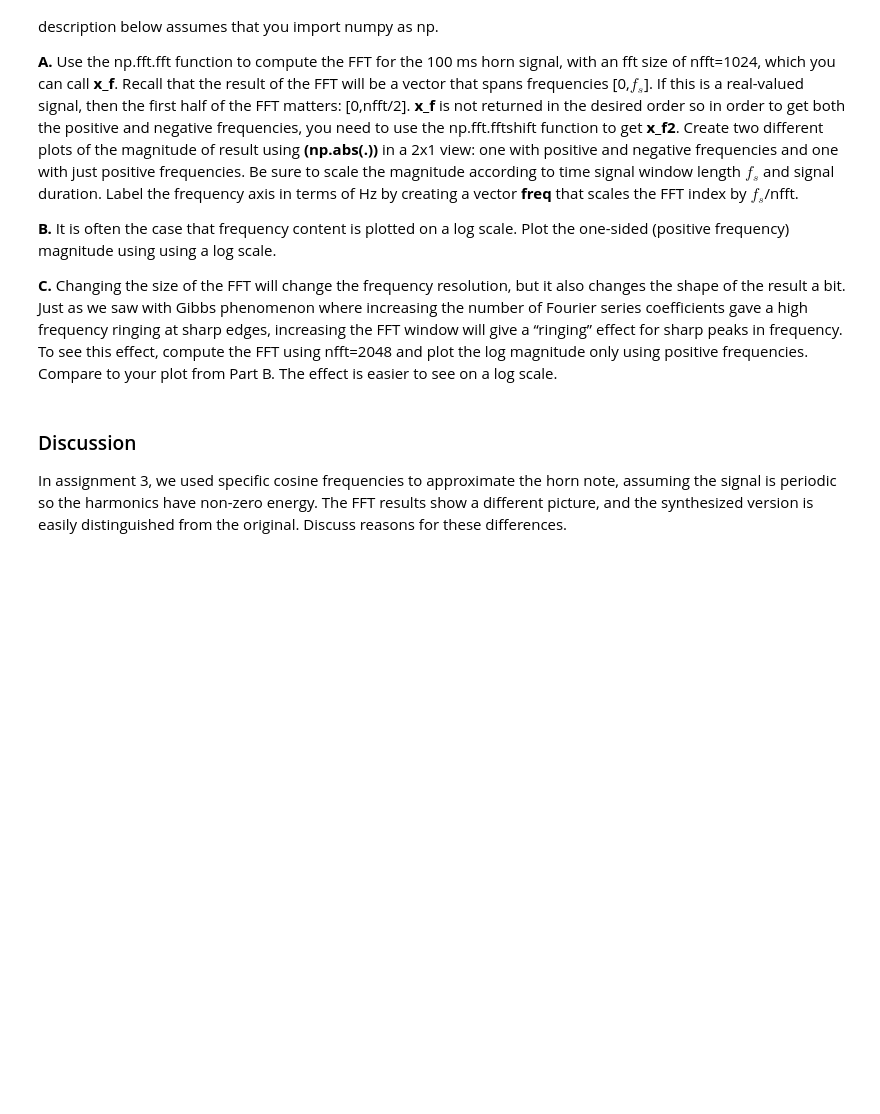
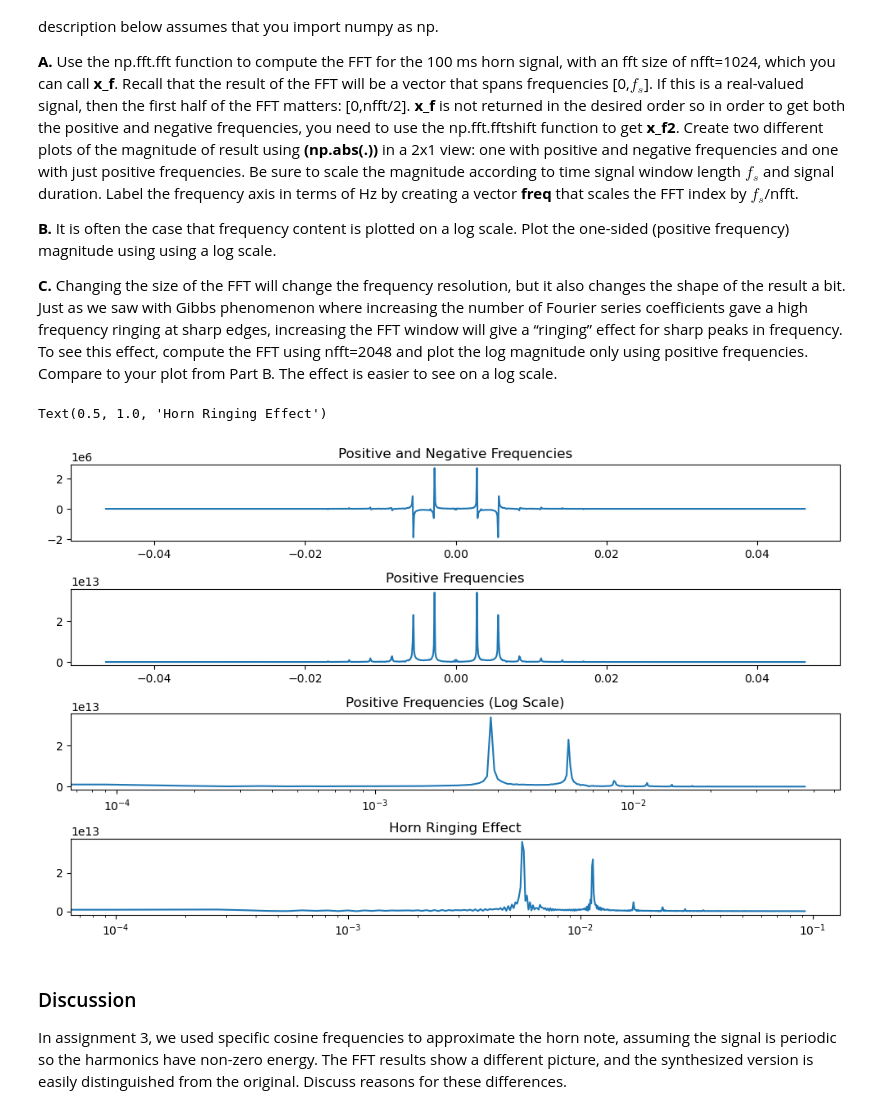
Before and after one commit to pie474/EE242Labs, a Jupyter notebook: 3b/EE242_Lab3b.ipynb, the cells around one changed output. Drawn from its saved outputs; the diff is of its cells as text; code cells hidden in the pictures; blank space fills up the shorter version.

```diff
--- a/3b/EE242_Lab3b.ipynb
+++ b/3b/EE242_Lab3b.ipynb
@@ -44,36 +44,54 @@ For this assignment, you will use a discrete Fourier transform (specifically, th
 # Plot and see the positive and negative frequencies (remember to scale the FFT index by fs/nfft and magnitude by fs*signal_duration)
     # Seperate out the positive part into another vector
     # Plot the seperated signal
 
 # read signal
 sampleRate, data = wav.read('./horn11short.wav')
 start_index = int(sampleRate * 0.2)
 end_index = int(sampleRate * 0.3)
 
 nfft = 1024
-x_f = np.fft.fft(data[start_index:end_index], 1024)
+x_f = np.fft.fft(data[start_index:end_index], nfft)
 x_f2 = np.fft.fftshift(x_f)
 
 freq = np.fft.fftshift(np.fft.fftfreq(len(x_f2), sampleRate / nfft))
 magnitude = np.abs(x_f2) * (sampleRate * (end_index - start_index))
 
 plt.figure(figsize=(10, 6))
 
-plt.subplot(2, 1, 1)
+plt.subplot(4, 1, 1)
 plt.plot(freq, x_f2)
 plt.title('Positive and Negative Frequencies')
 
-plt.subplot(2, 1, 2)
+plt.subplot(4, 1, 2)
 plt.plot(freq, magnitude)
 plt.title('Positive Frequencies')
 
 # Part B - Plot the FFT across frequency
 # Repeat the process for plotting the positive frequencies
 # Use the following to change your x-axis to logscale and plot in parallel ----- matplotlib.pyplot.xscale(value, **kwargs)
+plt.subplot(4, 1, 3)
+plt.plot(freq, magnitude)
+plt.title('Positive Frequencies (Log Scale)')
+plt.xscale('log')
+
+plt.tight_layout()
 
 # Part C - Horn Signal Ringing effect.
 # Do the same things as Part A but with nfft = 2048
 # Plot the the signal (positive frequencies only) and observe the additional ringing -- compare with Part B
+x_f3 = np.fft.fft(data[start_index:end_index], 2048)
+x_f3 = np.fft.fftshift(x_f3)
+freq3 = np.fft.fftshift(np.fft.fftfreq(len(x_f3), sampleRate / 2048))
+x_f3_magnitude = np.abs(x_f3) * (sampleRate * (end_index - start_index))
+
+plt.subplot(4, 1, 4)
+plt.plot(freq3, x_f3_magnitude)
+plt.xscale('log')
+plt.title('Horn Ringing Effect')
+# %% [output]
+Text(0.5, 1.0, 'Horn Ringing Effect')
+[figure, added]
 # %% [markdown]
 ###  Discussion
 
```
